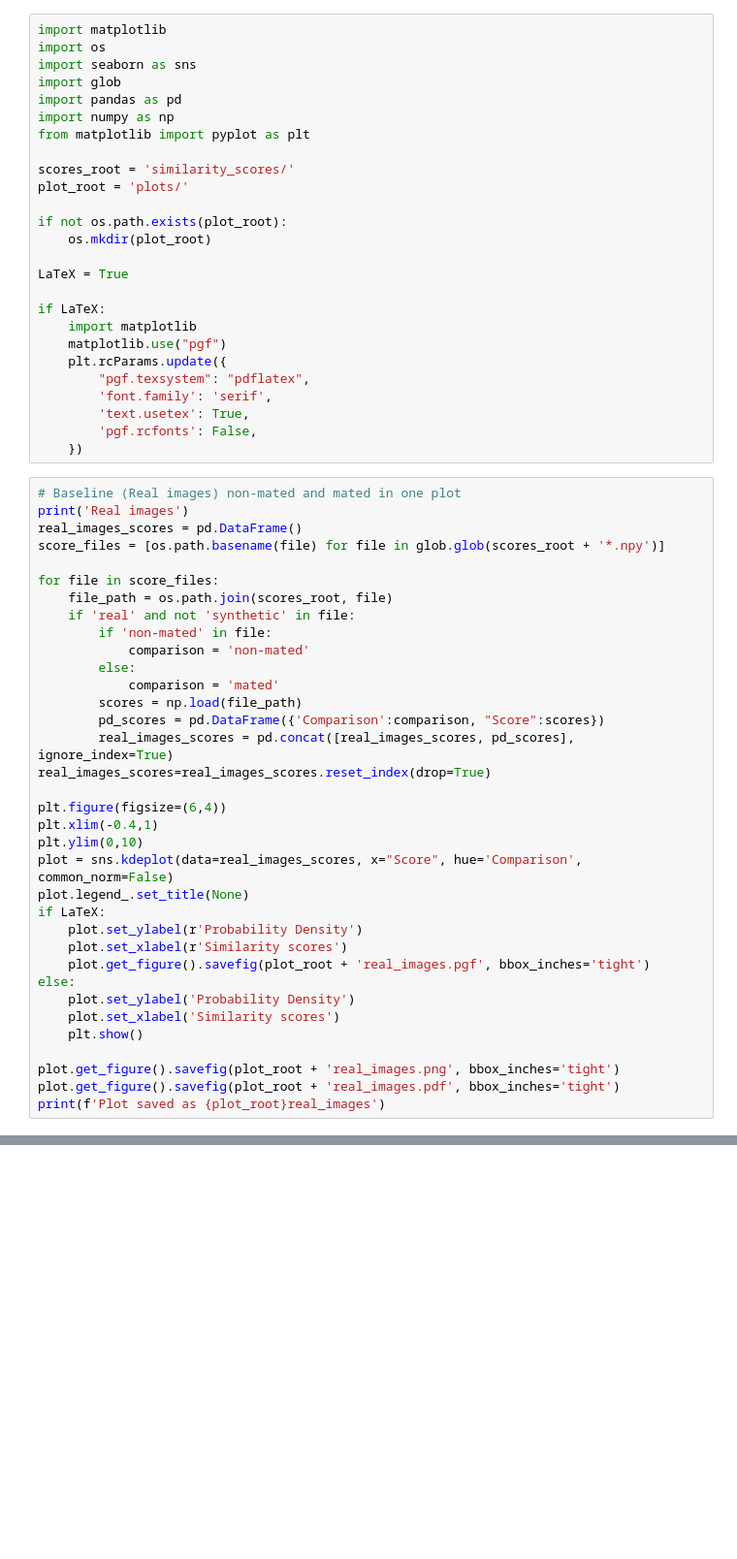
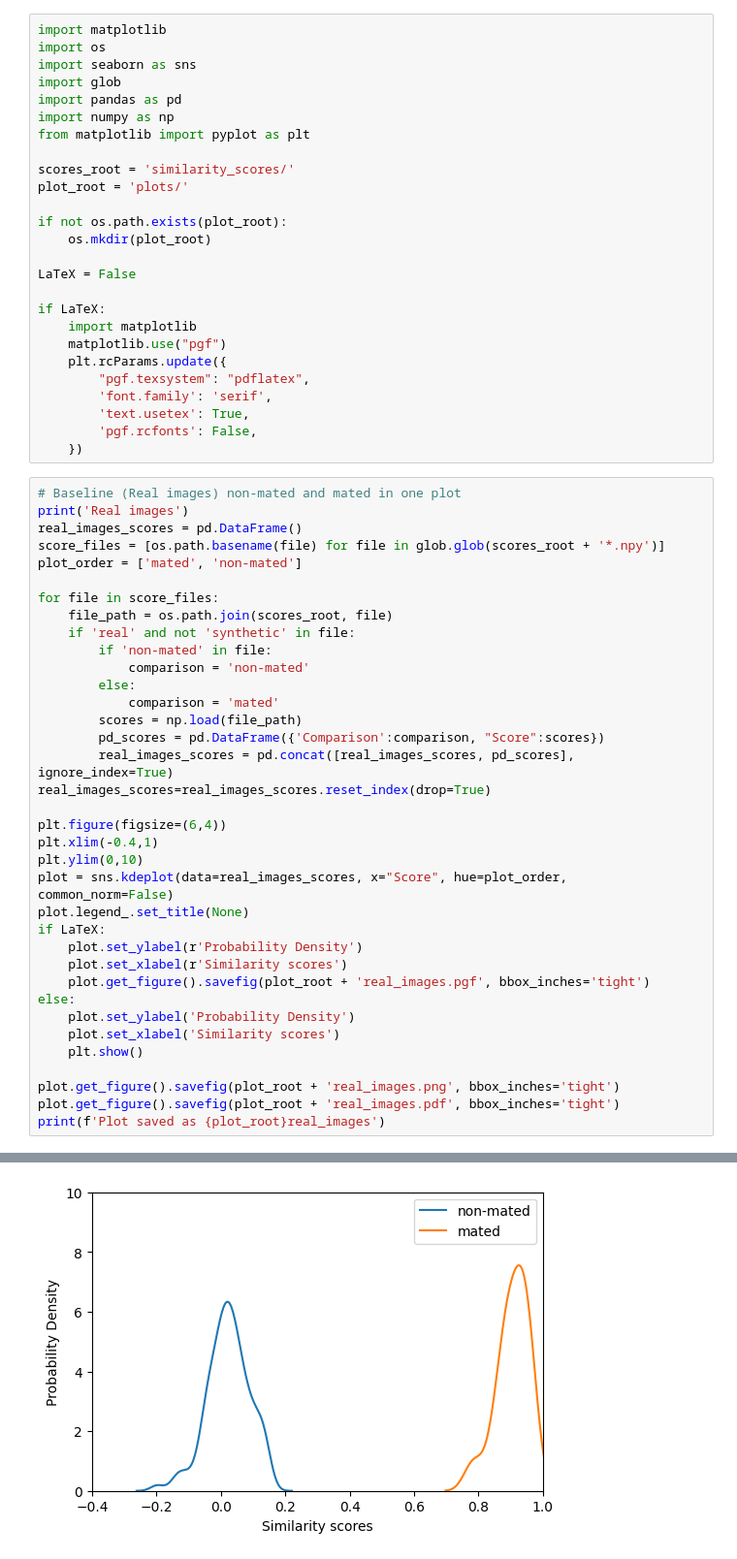
Before and after one commit to pederz/Face-Image-Occlusions, a Jupyter notebook: plot_distributions.ipynb, the cells around one changed output, grey strips where cells are left out. Shown at 97% size. Drawn from its saved outputs; the diff is of its cells as text; blank space fills up the shorter version.

```diff
--- a/plot_distributions.ipynb
+++ b/plot_distributions.ipynb
@@ -13,7 +13,7 @@ plot_root = 'plots/'
 if not os.path.exists(plot_root):
     os.mkdir(plot_root)
 
-LaTeX = True
+LaTeX = False
 
 if LaTeX:
     import matplotlib
@@ -29,6 +29,7 @@ if LaTeX:
 print('Real images')
 real_images_scores = pd.DataFrame()
 score_files = [os.path.basename(file) for file in glob.glob(scores_root + '*.npy')]
+plot_order = ['mated', 'non-mated']
 
 for file in score_files:
     file_path = os.path.join(scores_root, file)
@@ -45,7 +46,7 @@ real_images_scores=real_images_scores.reset_index(drop=True)
 plt.figure(figsize=(6,4))
 plt.xlim(-0.4,1)
 plt.ylim(0,10)
-plot = sns.kdeplot(data=real_images_scores, x="Score", hue='Comparison', common_norm=False)
+plot = sns.kdeplot(data=real_images_scores, x="Score", hue=plot_order, common_norm=False)
 plot.legend_.set_title(None)
 if LaTeX:
     plot.set_ylabel(r'Probability Density')
@@ -59,3 +60,4 @@ else:
 plot.get_figure().savefig(plot_root + 'real_images.png', bbox_inches='tight')
 plot.get_figure().savefig(plot_root + 'real_images.pdf', bbox_inches='tight')
 print(f'Plot saved as {plot_root}real_images')
+# %% [output]
@@ -61,0 +65 @@ print(f'Plot saved as {plot_root}real_images')
+[figure, added]
```
Also changed, not shown: parts of 4 cells of this notebook, 1 other file.
